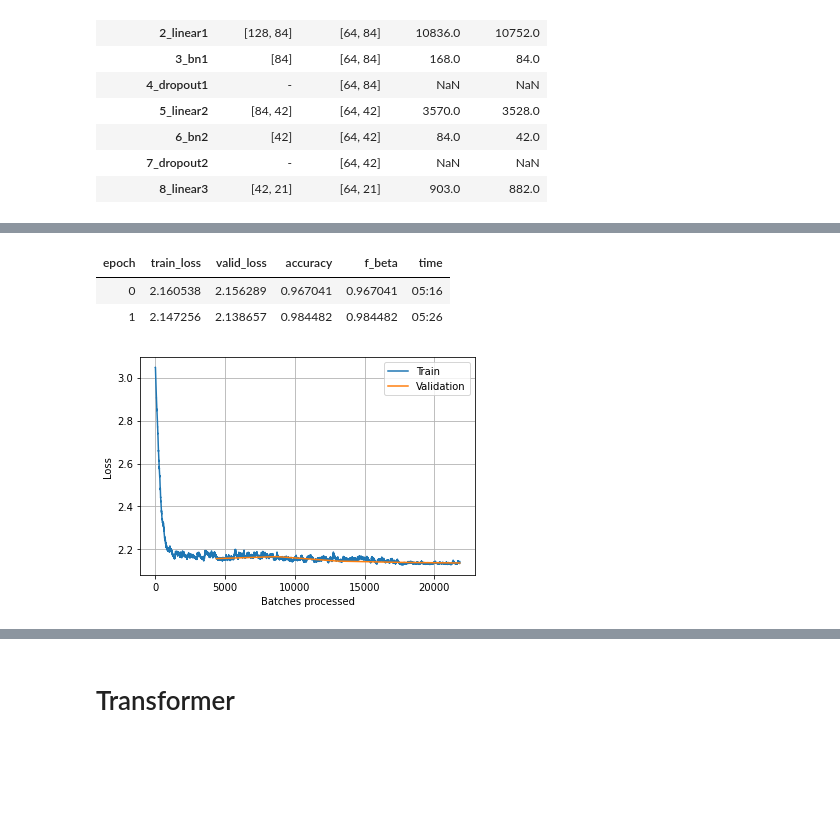
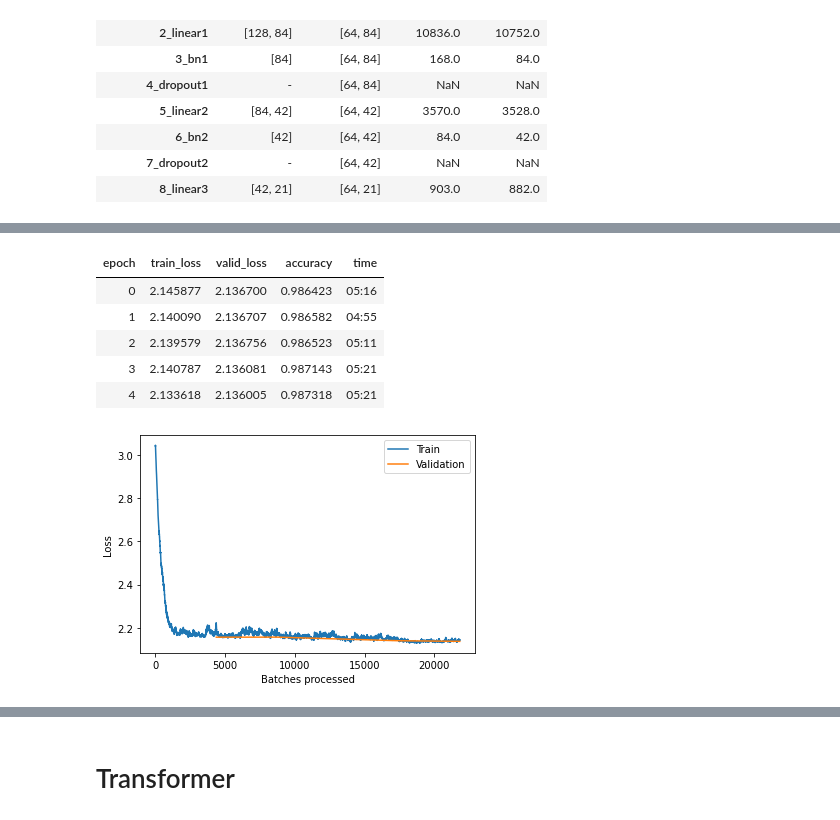
Before and after one commit to rashidhaffadi/Language-Identification, a Jupyter notebook: Europarl_Deep_Learning.ipynb, the cells around one changed output, grey strips where cells are left out. Drawn from its saved outputs; the diff is of its cells as text; code cells hidden in the pictures; blank space fills up the shorter version.

```diff
--- a/Europarl_Deep_Learning.ipynb
+++ b/Europarl_Deep_Learning.ipynb
@@ -474,8 +390,9 @@ gc.collect()
 # %% [output]
 0
 # %%
-class SequenceModel(nn.Module):
-    def __init__(self, num_of_ngrams=159694, output_size=21, hidden_size=64, embedding_dim=64, drp=0.1):
+# more recent version of this architecture in: https://github.com/rashidhaffadi/Language-Identification/blob/main/sequence_model.py
+class SeqToLang(nn.Module):
+    def __init__(self, num_of_ngrams=159694, output_size=21, hidden_size=64, embedding_dim=64, drp=0.2):
         super().__init__()
 
         self.chars_embedding = nn.Embedding(num_embeddings=num_of_ngrams, padding_idx=0, embedding_dim=embedding_dim)
@@ -524,6 +441,6 @@ class SequenceModel(nn.Module):
         out = F.softmax(out, dim=1)
         return out
 # %%
-model = SequenceModel()
+model = SeqToLang()
 model
 # %% [output]
@@ -544,3 +458,6 @@ metrics = [accuracy, f1]
+# %%
+# f1 = FBeta()
+metrics = [accuracy]
 # %%
 clf = Learner(tdb, model, metrics=metrics)
 summary(model, torch.zeros((bs, 720), dtype=torch.long).cuda())
@@ -588,10 +505,13 @@ LR Finder is complete, type {learner_name}.recorder.plot() to see the graph.
 # %%
-clf.fit_one_cycle(2, 1e-02)
+clf.fit_one_cycle(5, 1e-03)
 # %% [output]
-| epoch | train_loss | valid_loss | accuracy | f_beta | time |
-| 0 | 2.160538 | 2.156289 | 0.967041 | 0.967041 | 05:16 |
-| 1 | 2.147256 | 2.138657 | 0.984482 | 0.984482 | 05:26 |
+| epoch | train_loss | valid_loss | accuracy | time |
+| 0 | 2.145877 | 2.136700 | 0.986423 | 05:16 |
+| 1 | 2.140090 | 2.136707 | 0.986582 | 04:55 |
+| 2 | 2.139579 | 2.136756 | 0.986523 | 05:11 |
+| 3 | 2.140787 | 2.136081 | 0.987143 | 05:21 |
+| 4 | 2.133618 | 2.136005 | 0.987318 | 05:21 |
 # %%
-clf.recorder.plot_losses(show_grid=True)
+clf.recorder.plot_losses()
 # %% [output]
-[figure, old version]
+[figure, new version]
```
Also changed, not shown: parts of 63 cells of this notebook.
